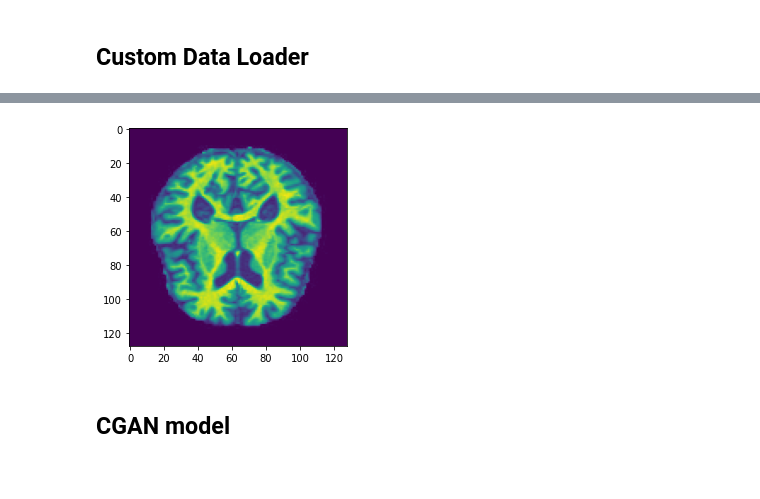
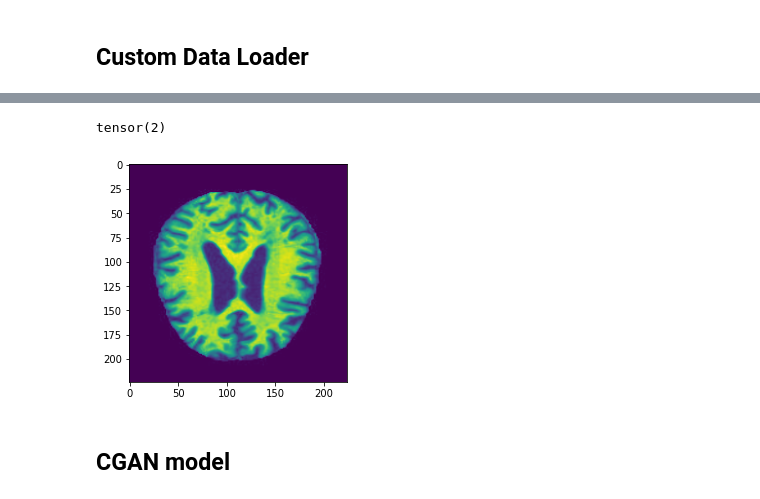
Before and after one commit to joaomsimoes/PPAI, a Jupyter notebook: image_cgan.ipynb, the cells around one changed output, grey strips where cells are left out. Saved outputs shown, nothing was run; the diff lists cells and outputs as text; code cells hidden in the pictures.

```diff
--- a/image_cgan.ipynb
+++ b/image_cgan.ipynb
@@ -9,7 +20,7 @@ import os
 # %% [markdown]
 ## Custom Data Loader
 # %%
-img_size = 128
+img_size = 224
 data_path = './Dataset/'
 
 transform = transforms.Compose([
@@ -42,10 +53,10 @@ class CustomLoader(torch.utils.data.Dataset):
 
 transformed_dataset = CustomLoader(data_path, transform)
 
-dataloader = torch.utils.data.DataLoader(transformed_dataset, batch_size=32, shuffle=True)
+dataloader = torch.utils.data.DataLoader(transformed_dataset, batch_size=64, shuffle=True)
 # %%
 data = CustomLoader(data_path, transform)
-im, label = data[6100]
+im, label = data[10]
 plt.imshow(im.permute(1,2,0).cpu())
 print(label)
 # %% [output]
@@ -53,3 +65,4 @@ tensor(1)
+tensor(2)
-[figure, old version]
+[figure, new version]
 # %% [markdown]
 ## CGAN model
```
Also changed, not shown: parts of 20 cells of this notebook, 1 other file.
